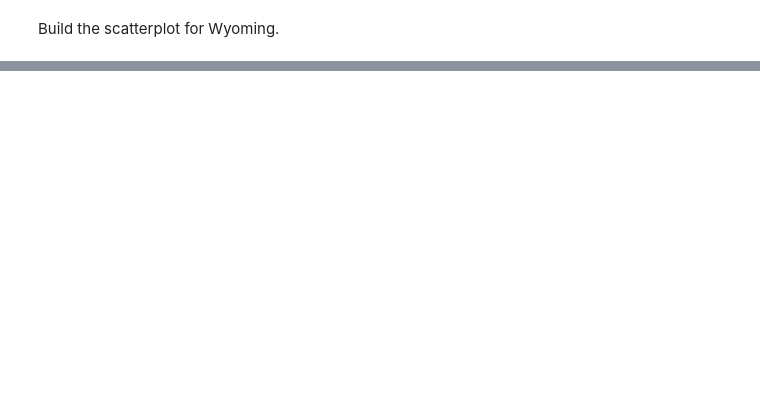
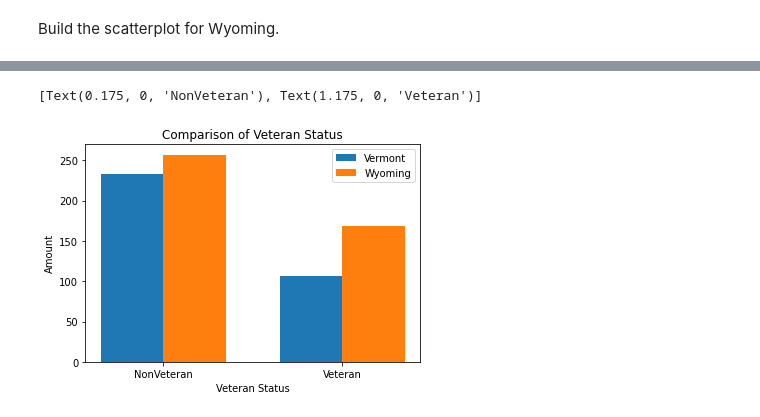
Before and after one commit to ryan-shell/VisualizationsAssessment, a Jupyter notebook: VisualizationsCode.ipynb, the cells around one changed output, grey strips where cells are left out. Cells and saved outputs as stored; diff of their text form; code cells hidden in the pictures; blank space fills up the shorter version.

```diff
--- a/VisualizationsCode.ipynb
+++ b/VisualizationsCode.ipynb
@@ -274,0 +299,20 @@ plt.show()
+# %%
+ndex = np.arange(2)
+bar_width = .35
+
+fig, ax = plt.subplots()
+Vermont = ax.bar(index, dfMergedVetVM["Veteran Category"].value_counts(), bar_width,
+                label="Vermont")
+
+Wyoming = ax.bar(index+bar_width, dfMergedVetWY["Veteran Category"].value_counts(),
+                 bar_width, label="Wyoming")
+
+ax.set_ylabel('Amount')
+ax.set_xlabel('Veteran Status')
+ax.set_title('Comparison of Veteran Status')
+ax.set_xticks(index + bar_width / 2)
+ax.legend()
+ax.set_xticklabels(["NonVeteran","Veteran"])
+# %% [output]
+[Text(0.175, 0, 'NonVeteran'), Text(1.175, 0, 'Veteran')]
+[figure, added]
```
Also changed, not shown: parts of 9 cells of this notebook.
